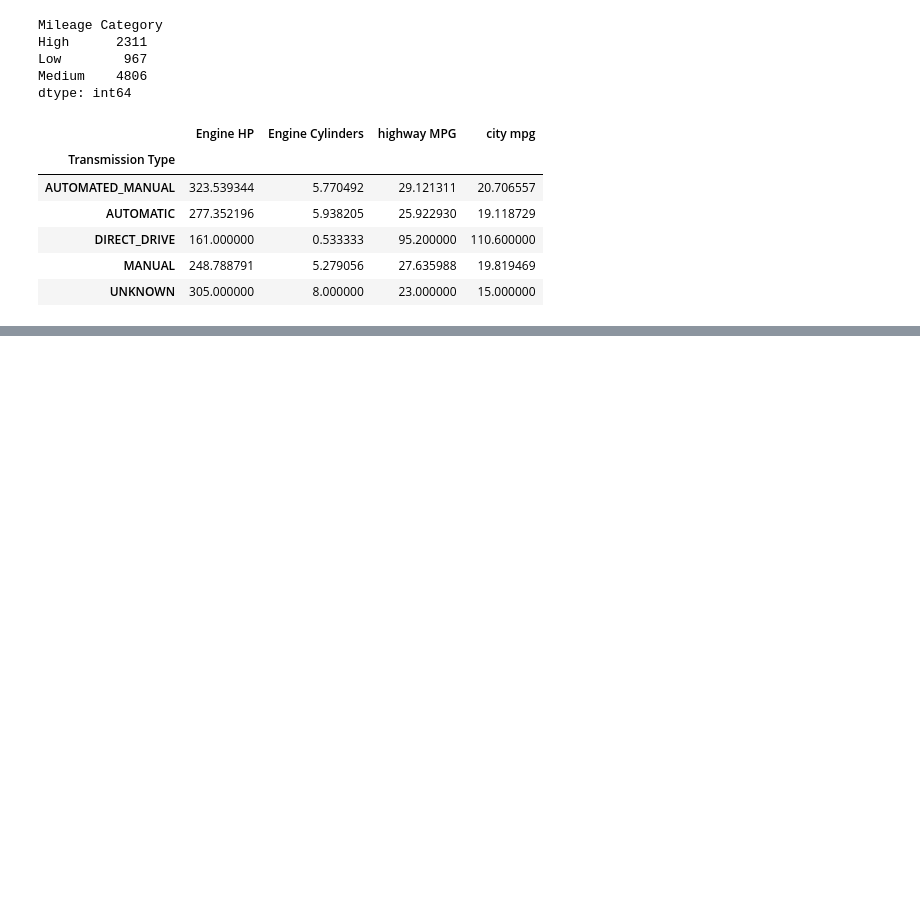
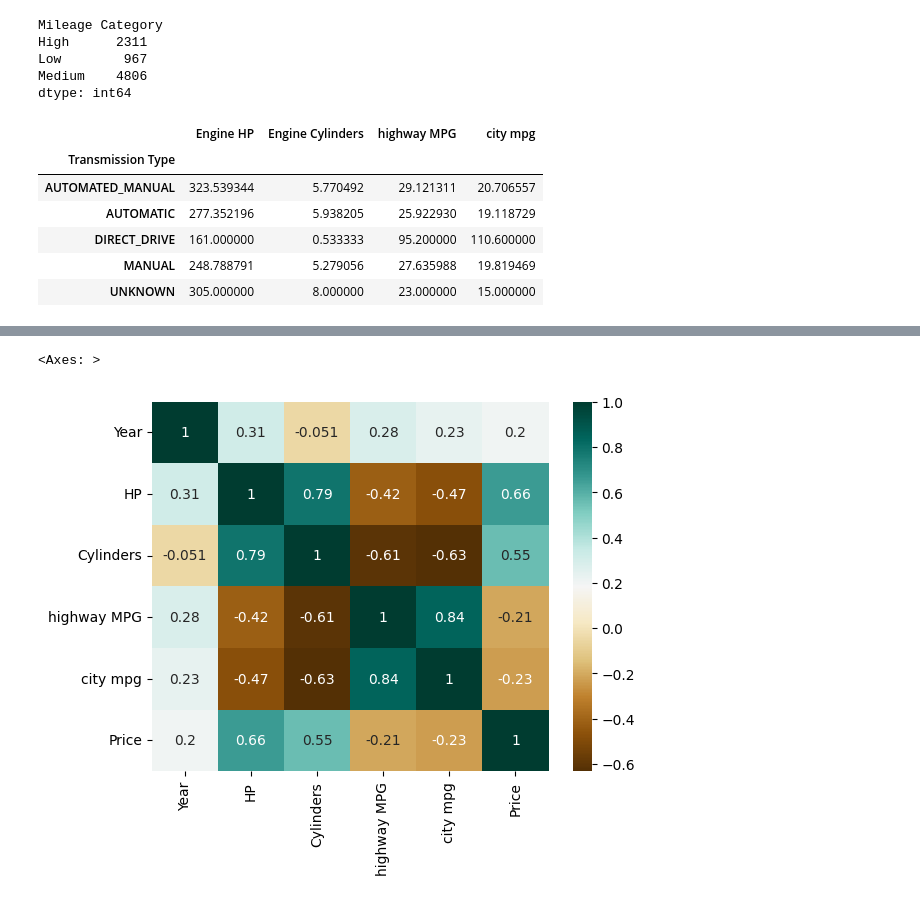
Before and after one commit to ESET0118/Basic-Training, a Jupyter notebook: AI ML/Cars.ipynb, the cells around one changed output, grey strips where cells are left out. Drawn from its saved outputs; the diff is of its cells as text; code cells hidden in the pictures; blank space fills up the shorter version.

```diff
--- a/AI ML/Cars.ipynb
+++ b/AI ML/Cars.ipynb
@@ -108,0 +241,8 @@ df.groupby('Transmission Type').agg({'Engine HP':'mean','Engine Cylinders':'mean
+# %%
+df.drop(['Make','Model','Transmission Type','Driven_Wheels'],inplace=True,axis=1)
+# %%
+c=df.corr()
+sns.heatmap(c,cmap="BrBG",annot=True)
+# %% [output]
+<Axes: >
+[figure, added]
```
Also changed, not shown: parts of 17 cells of this notebook, 18 other files.
